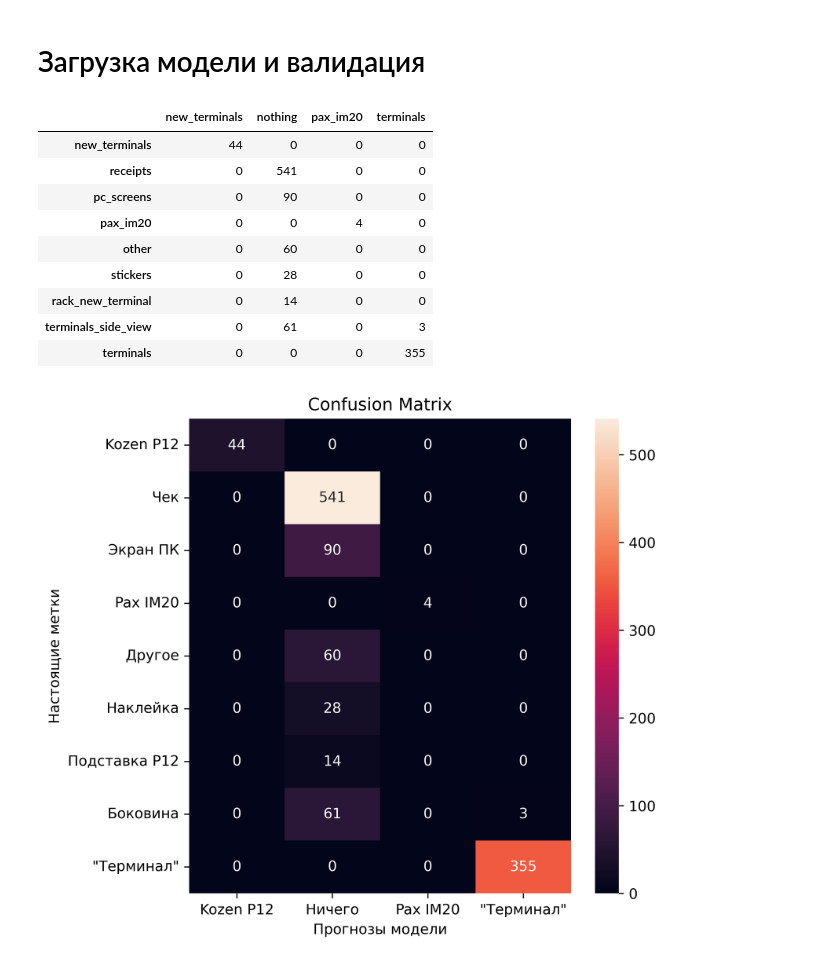
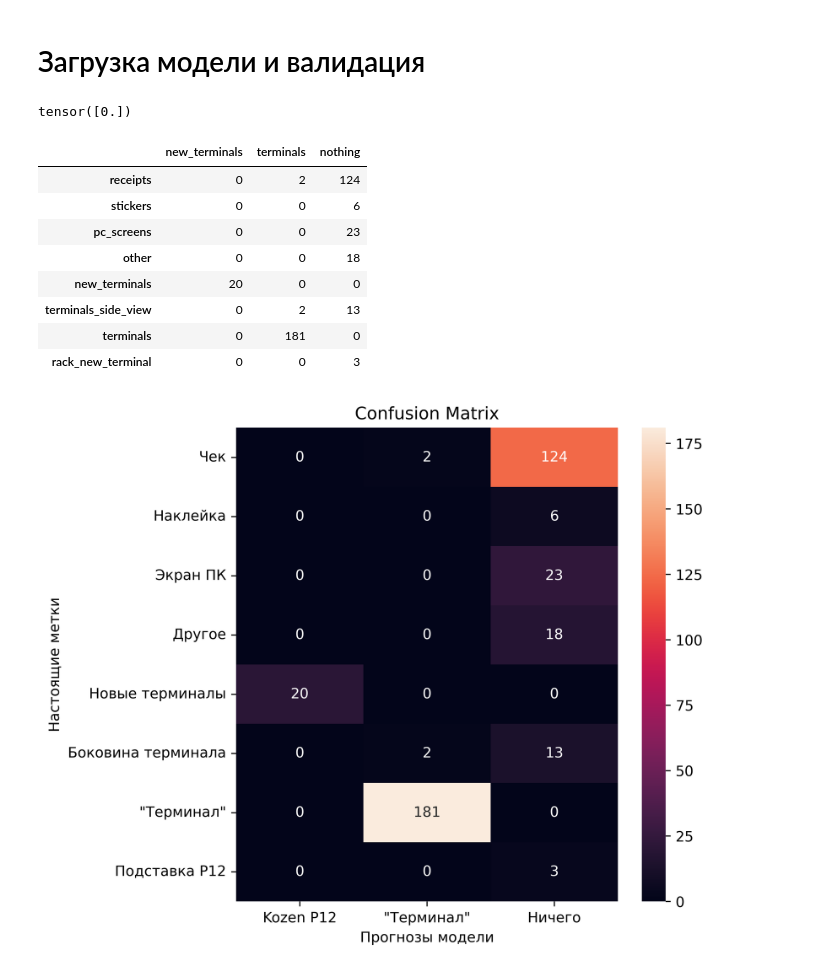
Before and after one commit to DevYourMind/ai_pos_terminal, a Jupyter notebook: terminal_object_detection_fixed/model_val.ipynb, the cells around one changed output. Cells and saved outputs as stored; diff of their text form; code cells hidden in the pictures.

Commit message:
[ADD] Terminal OD metrics

```diff
--- a/terminal_object_detection_fixed/model_val.ipynb
+++ b/terminal_object_detection_fixed/model_val.ipynb
@@ -17,11 +15,17 @@ model_terminal = YOLO('model_terminal_detection.pt')
+# %%
+model_terminal = YOLO(r'C:\projects\ai_pos_terminal\terminal_object_detection_fixed\runs\detect\train3\weights\best.pt')
 # %%
 df_val = pd.read_pickle("df_val.pkl")
+# %%
+pred[0].boxes.cls.cpu()
+# %% [output]
+tensor([0.])
 # %%
 preds, labels = [], []
 for row in tqdm(df_val.iterrows()):
     row = row[1]
     pred = model_terminal.predict(row['filename'], verbose=False)
-    preds.append(np.unique(pred[0].boxes.cls.numpy()))
+    preds.append(np.unique(pred[0].boxes.cls.cpu().numpy()))
     labels.append(row['flags'])
 # %%
 preds_str = []
@@ -55,26 +59,25 @@ df_cm = df_cm.loc[~(df_cm==0).all(axis=1)]
 df_cm = df_cm.astype(int)
 df_cm
 # %% [output]
-|  | new_terminals | nothing | pax_im20 | terminals |
-| new_terminals | 44 | 0 | 0 | 0 |
-| receipts | 0 | 541 | 0 | 0 |
-| pc_screens | 0 | 90 | 0 | 0 |
-| pax_im20 | 0 | 0 | 4 | 0 |
-| other | 0 | 60 | 0 | 0 |
-| stickers | 0 | 28 | 0 | 0 |
-| rack_new_terminal | 0 | 14 | 0 | 0 |
-| terminals_side_view | 0 | 61 | 0 | 3 |
-| terminals | 0 | 0 | 0 | 355 |
+|  | new_terminals | terminals | nothing |
+| receipts | 0 | 2 | 124 |
+| stickers | 0 | 0 | 6 |
+| pc_screens | 0 | 0 | 23 |
+| other | 0 | 0 | 18 |
+| new_terminals | 20 | 0 | 0 |
+| terminals_side_view | 0 | 2 | 13 |
+| terminals | 0 | 181 | 0 |
+| rack_new_terminal | 0 | 0 | 3 |
 # %%
-y_labels = ['Kozen P12', 'Чек', 'Экран ПК', 'Pax IM20', 'Другое', 'Наклейка', 'Подставка P12', 'Боковина', '"Терминал"']
-x_labels = ['Kozen P12', 'Ничего', 'Pax IM20', '"Терминал"']
+y_labels = ['Чек', 'Наклейка', 'Экран ПК', 'Другое', 'Новые терминалы', 'Боковина терминала', '"Терминал"', 'Подставка P12']
+x_labels = ['Kozen P12', '"Терминал"', 'Ничего']
 plt.figure(figsize=(6, 6),
            dpi = 600)
 sns.heatmap(df_cm, annot=True, fmt='d',
             xticklabels=x_labels, yticklabels=y_labels, )
 plt.title('Confusion Matrix')
 plt.xlabel('Прогнозы модели')
 plt.ylabel('Настоящие метки')
 plt.show()
 # %% [output]
-[figure, old version]
+[figure, new version]
```
Also changed, not shown: parts of 1 cell of this notebook, 15 other files.
